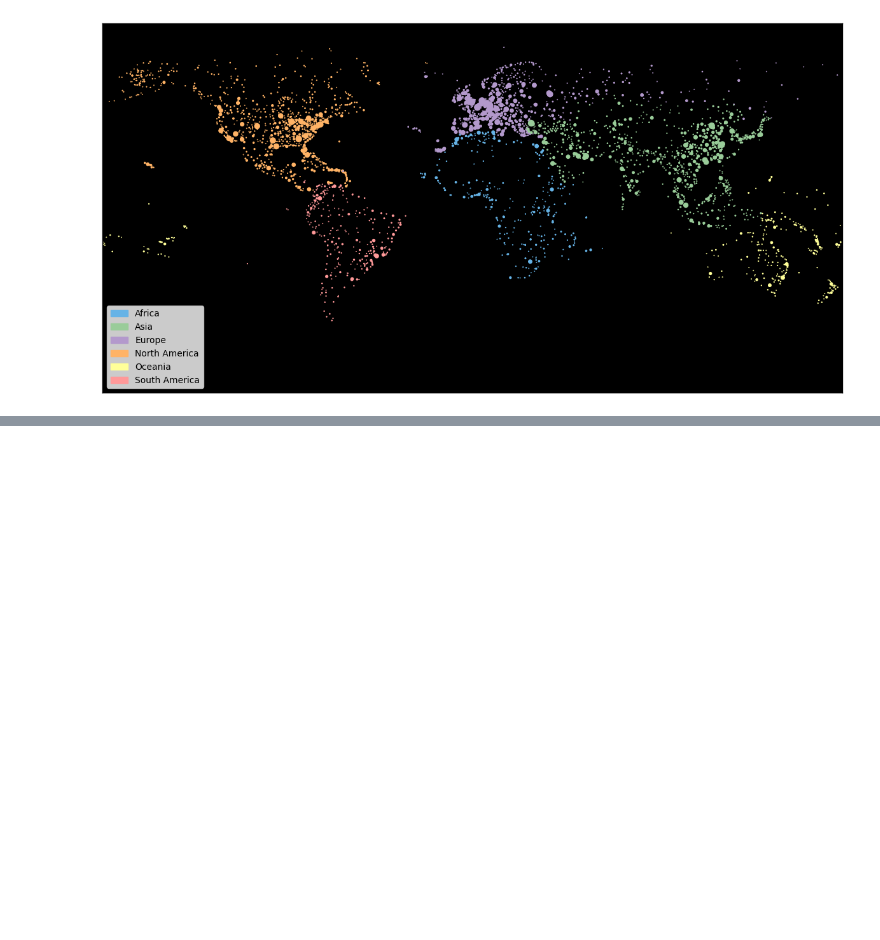
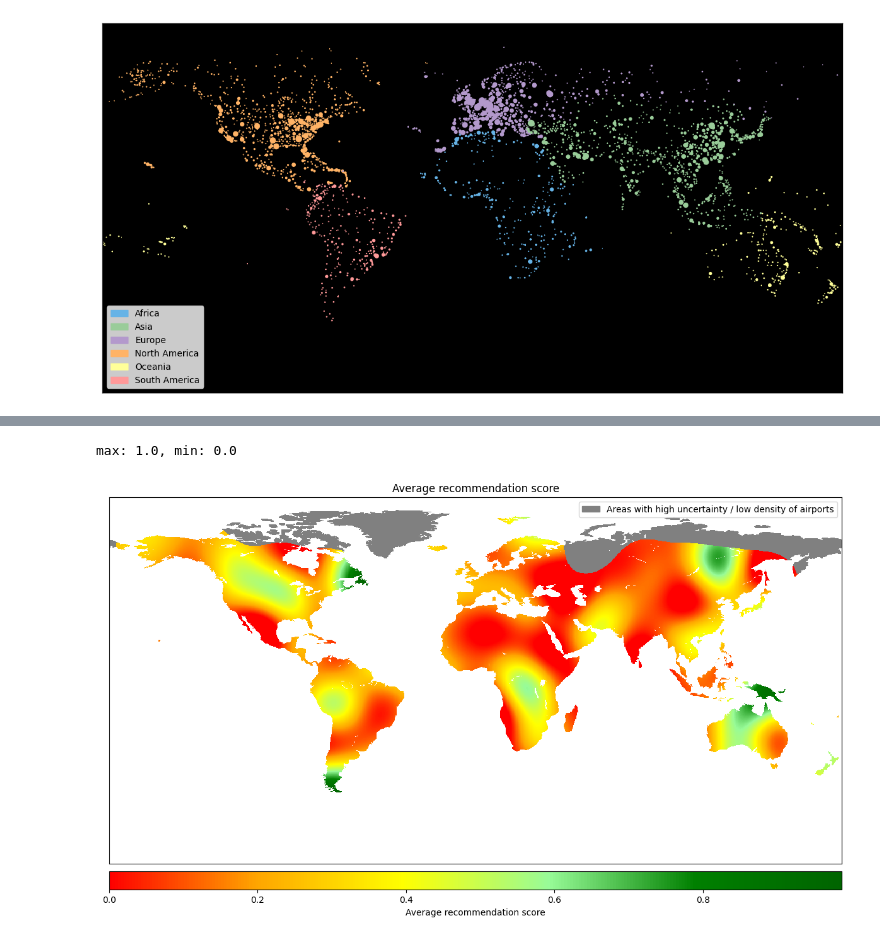
Before and after one commit to kommodeskab/SocialProject, a Jupyter notebook: making_graph.ipynb, the cells around one changed output, grey strips where cells are left out. Saved outputs shown, nothing was run; the diff lists cells and outputs as text; code cells hidden in the pictures; blank space fills up the shorter version.

Commit message:
Update graph_analysis and visuals.ipynb

```diff
--- a/making_graph.ipynb
+++ b/making_graph.ipynb
@@ -417,0 +487,21 @@ plt.show()
+# %%
+airports = pd.read_csv("data/airports_cleaned.csv", index_col=0)
+airports_all_reviews = airports.dropna(subset=["average_recommendation"])
+X = airports_all_reviews[["latitude", "longitude"]].to_numpy()
+avg_rec = airports_all_reviews["average_recommendation"].to_numpy()
+
+lons, lats, ymesh, uncertainty = fit_gp(X, avg_rec, length_scale=15, resolution=1000)
+max_rec_uncertainty = np.percentile(uncertainty, 50)
+ymesh = np.clip(ymesh, 0, 1)
+visualize_gp(
+    lons,
+    lats,
+    ymesh,
+    uncertainty,
+    max_rec_uncertainty,
+    title="Average recommendation score",
+    label="Average recommendation score"
+    )
+# %% [output]
+max: 1.0, min: 0.0
+[figure, added]
```
Also changed, not shown: parts of 5 cells of this notebook, 4 other files.
